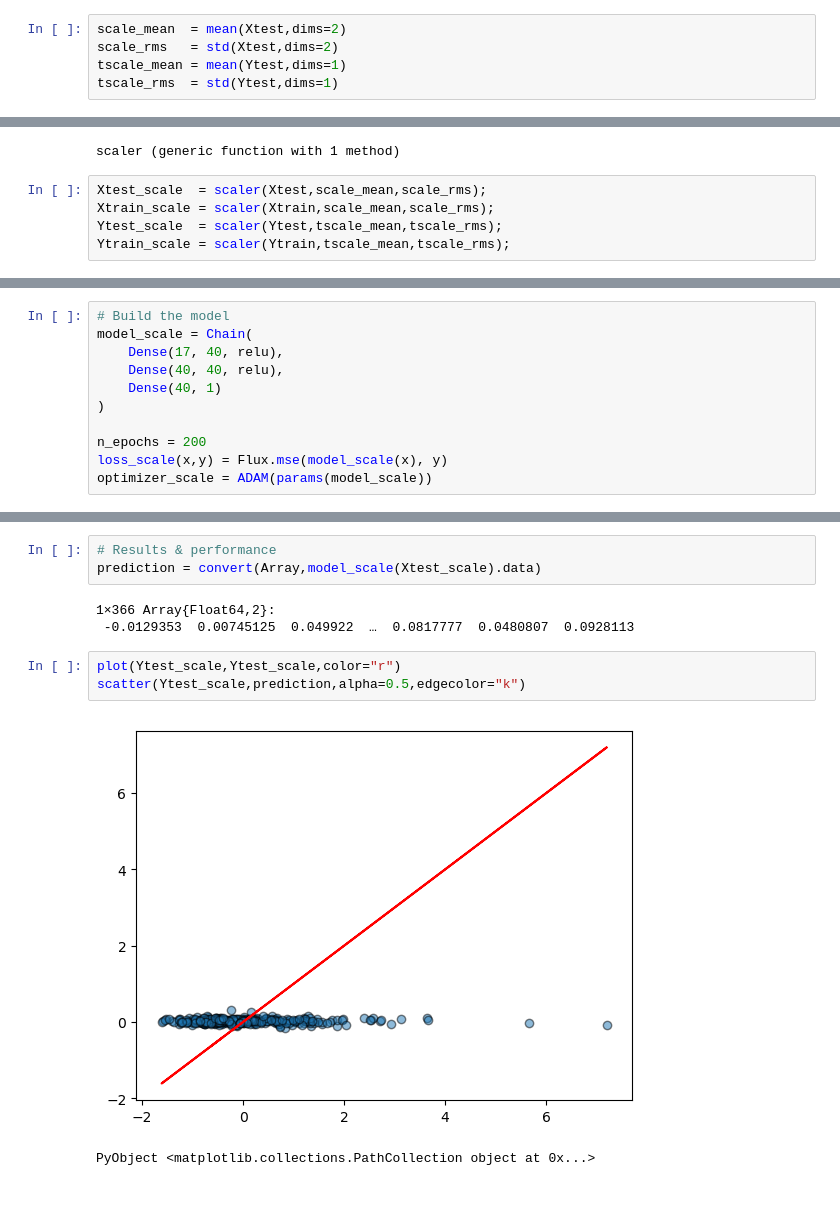
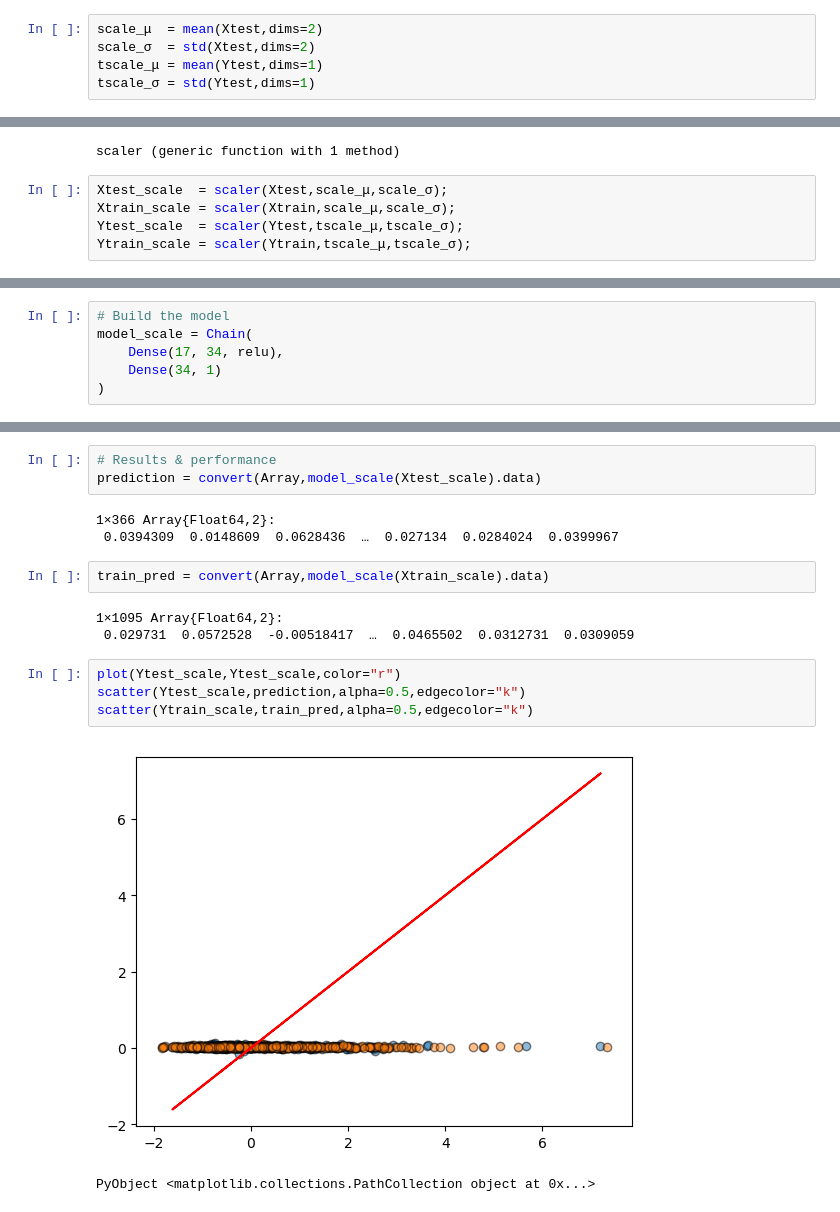
Before and after one commit to demarley/figment, a Jupyter notebook: housing-prices/julia/housing_prices.ipynb, the cells around one changed output, grey strips where cells are left out. Cells and saved outputs as stored; diff of their text form.

```diff
--- a/housing-prices/julia/housing_prices.ipynb
+++ b/housing-prices/julia/housing_prices.ipynb
@@ -291,10 +327,10 @@ PyObject <matplotlib.collections.PathCollection object at 0x...>
 
 From here we can see that the prediction is quite bad.  Let's scale the inputs and try again!
 # %%
-scale_mean  = mean(Xtest,dims=2)
-scale_rms   = std(Xtest,dims=2)
-tscale_mean = mean(Ytest,dims=1)
-tscale_rms  = std(Ytest,dims=1)
+scale_μ  = mean(Xtest,dims=2)
+scale_σ  = std(Xtest,dims=2)
+tscale_μ = mean(Ytest,dims=1)
+tscale_σ = std(Ytest,dims=1)
 # %% [output]
 1-element Array{Float64,1}:
  78605.58854028353
@@ -303,7 +339,7 @@ scaler(x,μ,σ) = (x .- μ) ./ σ
 # %% [output]
 scaler (generic function with 1 method)
 # %%
-Xtest_scale  = scaler(Xtest,scale_mean,scale_rms);
-Xtrain_scale = scaler(Xtrain,scale_mean,scale_rms);
-Ytest_scale  = scaler(Ytest,tscale_mean,tscale_rms);
-Ytrain_scale = scaler(Ytrain,tscale_mean,tscale_rms);
+Xtest_scale  = scaler(Xtest,scale_μ,scale_σ);
+Xtrain_scale = scaler(Xtrain,scale_μ,scale_σ);
+Ytest_scale  = scaler(Ytest,tscale_μ,tscale_σ);
+Ytrain_scale = scaler(Ytrain,tscale_μ,tscale_σ);
@@ -331,12 +367,7 @@ Xtest
 # %%
 # Build the model
 model_scale = Chain(
-    Dense(17, 40, relu),
-    Dense(40, 40, relu),
-    Dense(40, 1)
+    Dense(17, 34, relu),
+    Dense(34, 1)
 )
-
-n_epochs = 200
-loss_scale(x,y) = Flux.mse(model_scale(x), y)
-optimizer_scale = ADAM(params(model_scale))
 # %% [output]
@@ -369,10 +401,16 @@ loss_scale(Xtrain_scale, Ytrain_scale) = 1126.8519598790308 (tracked)
 prediction = convert(Array,model_scale(Xtest_scale).data)
 # %% [output]
 1×366 Array{Float64,2}:
- -0.0129353  0.00745125  0.049922  …  0.0817777  0.0480807  0.0928113
+ 0.0394309  0.0148609  0.0628436  …  0.027134  0.0284024  0.0399967
+# %%
+train_pred = convert(Array,model_scale(Xtrain_scale).data)
+# %% [output]
+1×1095 Array{Float64,2}:
+ 0.029731  0.0572528  -0.00518417  …  0.0465502  0.0312731  0.0309059
 # %%
 plot(Ytest_scale,Ytest_scale,color="r")
 scatter(Ytest_scale,prediction,alpha=0.5,edgecolor="k")
+scatter(Ytrain_scale,train_pred,alpha=0.5,edgecolor="k")
 # %% [output]
-[figure, old version]
+[figure, new version]
 PyObject <matplotlib.collections.PathCollection object at 0x...>
```
Also changed, not shown: parts of 18 cells of this notebook.
